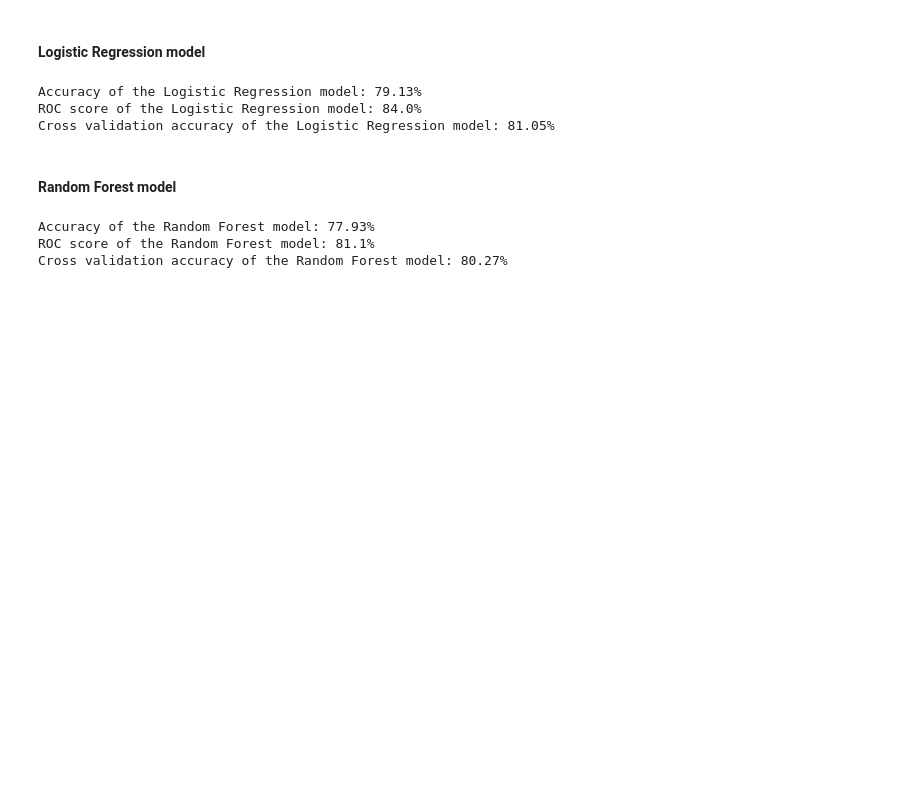
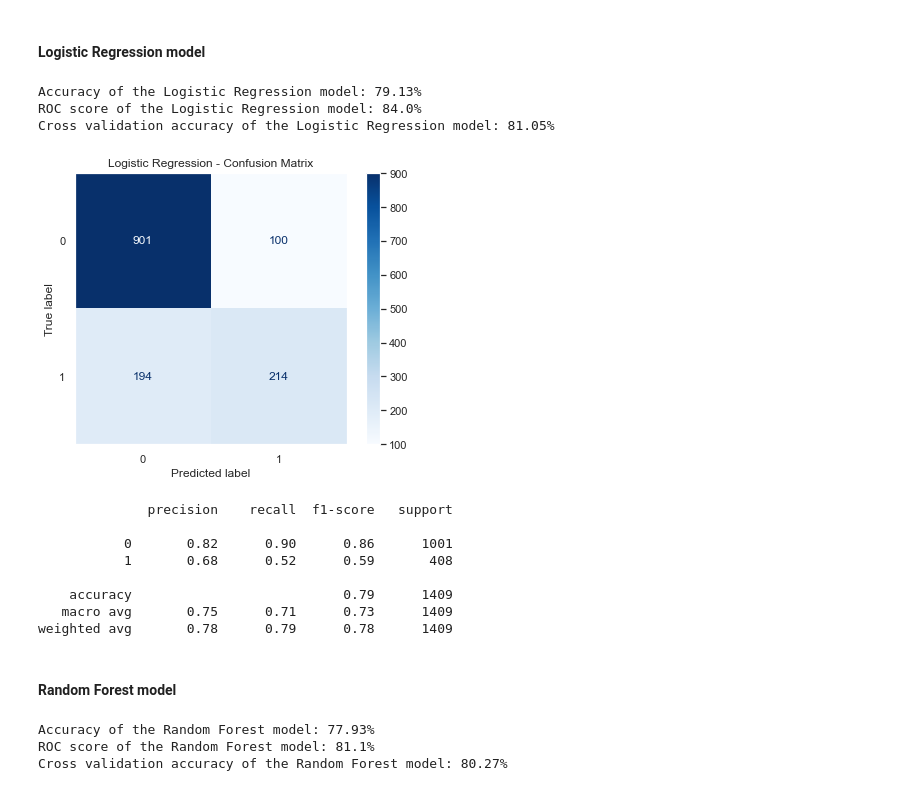
Before and after one commit to Niteesh95/Telcom_Chrun_Analysis, a Jupyter notebook: src/Telcom_Churn_analysis.ipynb, the cells around one changed output. Saved outputs shown, nothing was run; the diff lists cells and outputs as text; code cells hidden in the pictures; blank space fills up the shorter version.

```diff
--- a/src/Telcom_Churn_analysis.ipynb
+++ b/src/Telcom_Churn_analysis.ipynb
@@ -559,13 +559,13 @@ def build_classification_models(model_name):
     cv = cross_val_score(model,X_scaled,y,cv=kfold)
 
     if model_name != 'svc':
-        return accuracy, ROC_AUC_Score, fpr, tpr, cv, Important_features
+        return model, accuracy, ROC_AUC_Score, fpr, tpr, cv, Important_features
     else:
-        return accuracy, cv, report
+        return model, accuracy, cv, report
 # %% [markdown]
 #### Logistic Regression model
 # %%
-acc_lr, roc_lr, fpr_lr, tpr_lr, cv_score_lr, ImpFeatures_lr = build_classification_models("logistic regression")
+model, acc_lr, roc_lr, fpr_lr, tpr_lr, cv_score_lr, ImpFeatures_lr = build_classification_models("logistic regression")
 # %%
 print(f"Accuracy of the Logistic Regression model: {round(acc_lr*100, 2)}%")
 print(f"ROC score of the Logistic Regression model: {round(roc_lr*100, 2)}%")
@@ -574,6 +574,26 @@ print(f"Cross validation accuracy of the Logistic Regression model: {round(max(c
 Accuracy of the Logistic Regression model: 79.13%
 ROC score of the Logistic Regression model: 84.0%
 Cross validation accuracy of the Logistic Regression model: 81.05%
+# %%
+y_pred = model.predict(X_test)
+cm = confusion_matrix(y_test, y_pred)
+disp = ConfusionMatrixDisplay(confusion_matrix = cm, display_labels = model.classes_)
+disp.plot(cmap=plt.cm.Blues)
+plt.title("Logistic Regression - Confusion Matrix")
+plt.grid(visible=False)
+plt.show()
+
+print(classification_report(y_test, y_pred))
+# %% [output]
+[figure, added]
+              precision    recall  f1-score   support
+
+           0       0.82      0.90      0.86      1001
+           1       0.68      0.52      0.59       408
+
+    accuracy                           0.79      1409
+   macro avg       0.75      0.71      0.73      1409
+weighted avg       0.78      0.79      0.78      1409
 # %% [markdown]
 #### Random Forest model
 # %%
```
Also changed, not shown: parts of 10 cells of this notebook.
